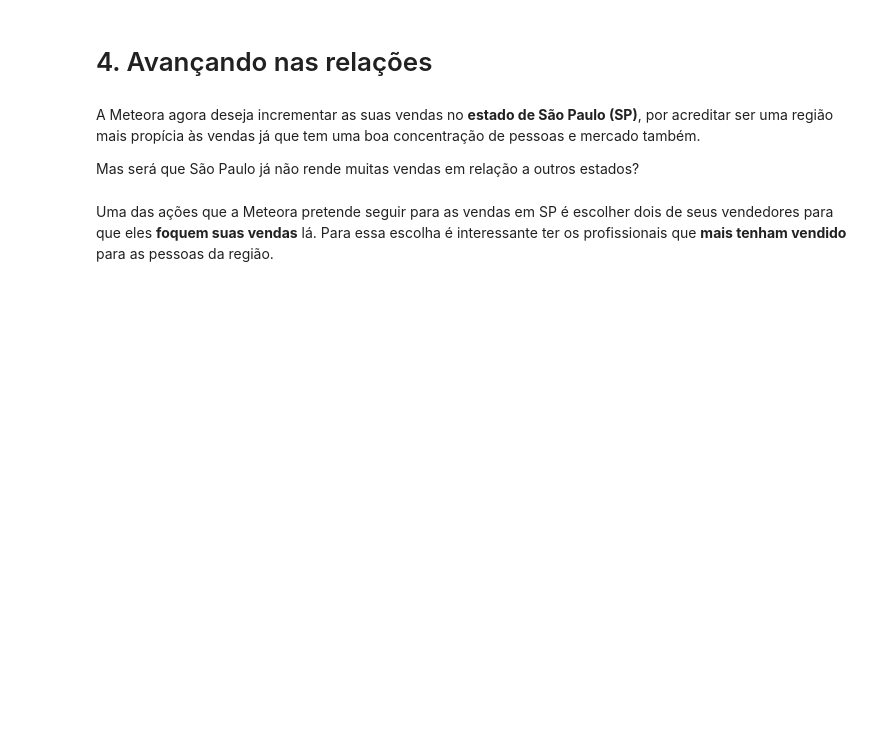
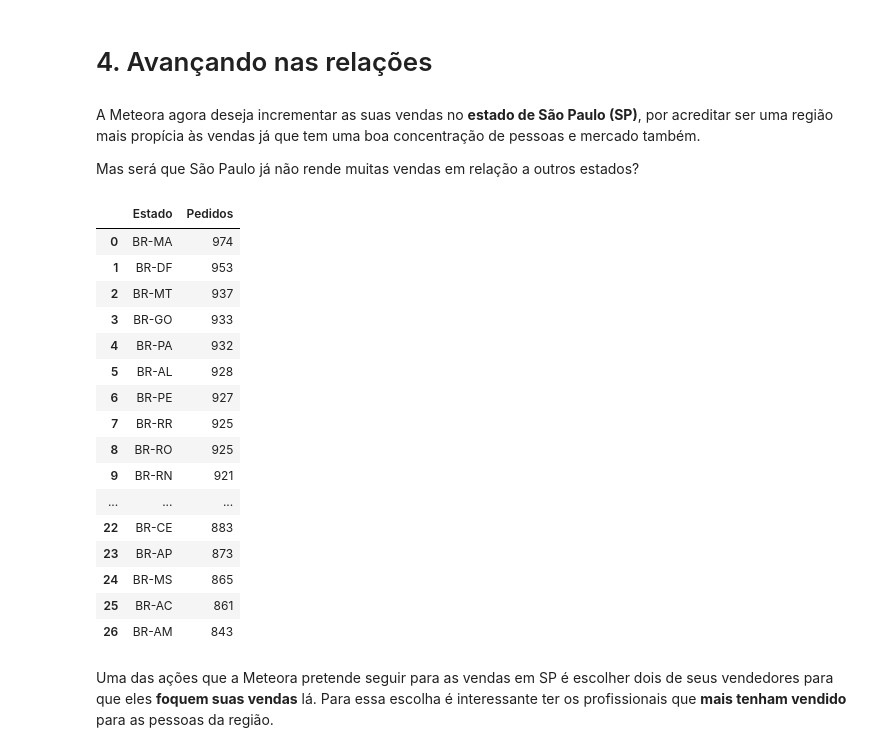
Before and after one commit to Max-Willians/projeto---meteora, a Jupyter notebook: Notebook_Meteora.ipynb, the cells around one changed output. Drawn from its saved outputs; the diff is of its cells as text; code cells hidden in the pictures; blank space fills up the shorter version.

```diff
--- a/Notebook_Meteora.ipynb
+++ b/Notebook_Meteora.ipynb
@@ -447,5 +447,30 @@ plt.show()
 A Meteora agora deseja incrementar as suas vendas no **estado de São Paulo (SP)**, por acreditar ser uma região mais propícia às vendas já que tem uma boa concentração de pessoas e mercado também.
 
 Mas será que São Paulo já não rende muitas vendas em relação a outros estados?
+# %%
+query = '''SELECT ESTADO, COUNT(*) AS Pedidos
+FROM ITENS_PEDIDOS
+GROUP BY ESTADO
+ORDER BY Pedidos DESC;
+'''
+sql_df(query)
+# %% [output]
+|  | Estado | Pedidos |
+| 0 | BR-MA | 974 |
+| 1 | BR-DF | 953 |
+| 2 | BR-MT | 937 |
+| 3 | BR-GO | 933 |
+| 4 | BR-PA | 932 |
+| 5 | BR-AL | 928 |
+| 6 | BR-PE | 927 |
+| 7 | BR-RR | 925 |
+| 8 | BR-RO | 925 |
+| 9 | BR-RN | 921 |
+| ... | ... | ... |
+| 22 | BR-CE | 883 |
+| 23 | BR-AP | 873 |
+| 24 | BR-MS | 865 |
+| 25 | BR-AC | 861 |
+| 26 | BR-AM | 843 |
 # %% [markdown]
 Uma das ações que a Meteora pretende seguir para as vendas em SP é escolher dois de seus vendedores para que eles **foquem suas vendas** lá. Para essa escolha é interessante ter os profissionais que **mais tenham vendido** para as pessoas da região.
```
Also changed, not shown: parts of 5 cells of this notebook.
